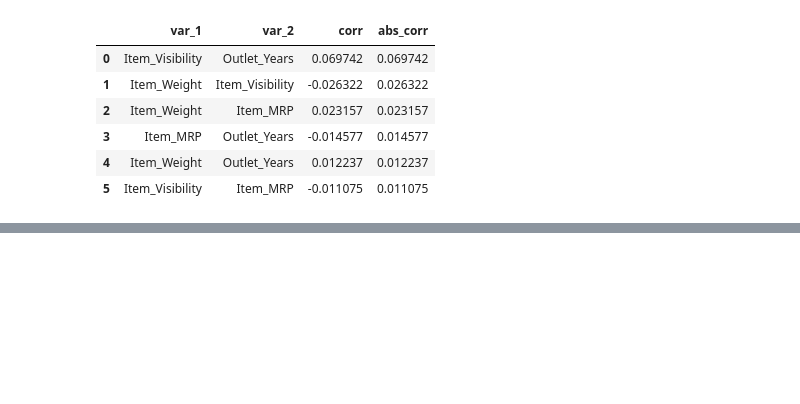
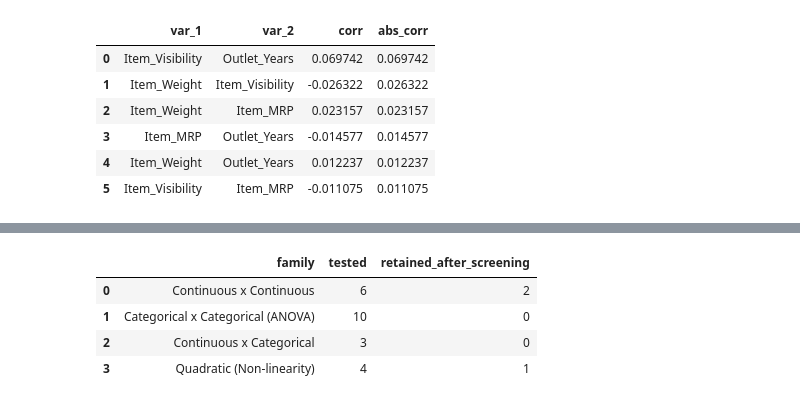
Before and after one commit to baobean/CSC14005-Lab2, a Jupyter notebook: Model/interaction term model.ipynb, the cells around one changed output, grey strips where cells are left out. Cells and saved outputs as stored; diff of their text form; code cells hidden in the pictures; blank space fills up the shorter version.

```diff
--- a/Model/interaction term model.ipynb
+++ b/Model/interaction term model.ipynb
@@ -716,0 +1147,84 @@ Grouped boxplot inconsistency scores (higher -> stronger interaction signal):
+# %%
+# IV.5 Selection Summary: concise audit trail from screening -> retained terms
+import pandas as pd
+
+# Safe lookups so the summary runs even if some optional branches were skipped.
+cc_tested = int(interaction_results_df.shape[0]) if 'interaction_results_df' in globals() else 0
+cc_kept = int(len(kept_cont_cont_centered)) if 'kept_cont_cont_centered' in globals() else (
+    int(len(kept_interactions)) if 'kept_interactions' in globals() else 0
+)
+
+catcat_tested = int(anova_pair_results_df.shape[0]) if 'anova_pair_results_df' in globals() else 0
+catcat_kept = int(len(kept_cat_cat_terms)) if 'kept_cat_cat_terms' in globals() else (
+    int(len(recovered_anova_cat_cat_terms)) if 'recovered_anova_cat_cat_terms' in globals() else 0
+)
+
+contcat_tested = int(formal_cont_cat_results_df.shape[0]) if 'formal_cont_cat_results_df' in globals() else 0
+contcat_kept = int(len(kept_cont_cat_terms)) if 'kept_cont_cat_terms' in globals() else 0
+
+quad_tested = int(quadratic_test_df.shape[0]) if 'quadratic_test_df' in globals() else 0
+quad_kept = int(len(quadratic_terms_selected)) if 'quadratic_terms_selected' in globals() else 0
+
+if 'all_interaction_terms' in globals():
+    pre_pruning_pool = sorted(set(all_interaction_terms))
+else:
+    pre_pruning_pool = sorted(set(
+        (kept_cont_cont_centered if 'kept_cont_cont_centered' in globals() else [])
+        + (kept_cat_cat_terms if 'kept_cat_cat_terms' in globals() else [])
+        + (kept_cont_cat_terms if 'kept_cont_cat_terms' in globals() else [])
+        + (quadratic_terms_selected if 'quadratic_terms_selected' in globals() else [])
+    ))
+
+if 'parsimonious_interactions' in globals():
+    final_stable_terms = list(parsimonious_interactions)
+elif 'kept_interactions_parsimonious' in globals():
+    final_stable_terms = list(kept_interactions_parsimonious)
+else:
+    final_stable_terms = pre_pruning_pool
+
+selection_audit_df = pd.DataFrame([
+    {
+        'family': 'Continuous x Continuous',
+        'tested': cc_tested,
+        'retained_after_screening': cc_kept
+    },
+    {
+        'family': 'Categorical x Categorical (ANOVA)',
+        'tested': catcat_tested,
+        'retained_after_screening': catcat_kept
+    },
+    {
+        'family': 'Continuous x Categorical',
+        'tested': contcat_tested,
+        'retained_after_screening': contcat_kept
+    },
+    {
+        'family': 'Quadratic (Non-linearity)',
+        'tested': quad_tested,
+        'retained_after_screening': quad_kept
+    }
+])
+
+print('Selection audit by term family:')
+display(selection_audit_df)
+
+print("\nStable terms after influence-aware pruning (Cook's Distance + significance stability):")
+if final_stable_terms:
+    final_stable_df = pd.DataFrame({'final_stable_term': final_stable_terms})
+    display(final_stable_df)
+else:
+    print('No interaction/quadratic terms survived; model remains main-effects only.')
+
+summary_sentence = (
+    f'Of {len(pre_pruning_pool)} screened interaction/quadratic terms, '
+    f'{len(final_stable_terms)} remained significant and stable after pruning.'
+)
+print('\nSelection logic flow summary:')
+print(summary_sentence)
+
+# Explicit marginality reminder for interpretability and model hierarchy.
+print(
+    'Marginality rule applied: all parent main effects are retained whenever an interaction '
+    'or quadratic term is included in the final formula.'
+)
+# %% [output]
@@ -716,0 +1232,5 @@ Grouped boxplot inconsistency scores (higher -> stronger interaction signal):
+|  | family | tested | retained_after_screening |
+| 0 | Continuous x Continuous | 6 | 2 |
+| 1 | Categorical x Categorical (ANOVA) | 10 | 0 |
+| 2 | Continuous x Categorical | 3 | 0 |
+| 3 | Quadratic (Non-linearity) | 4 | 1 |
```
Also changed, not shown: parts of 43 cells of this notebook.
